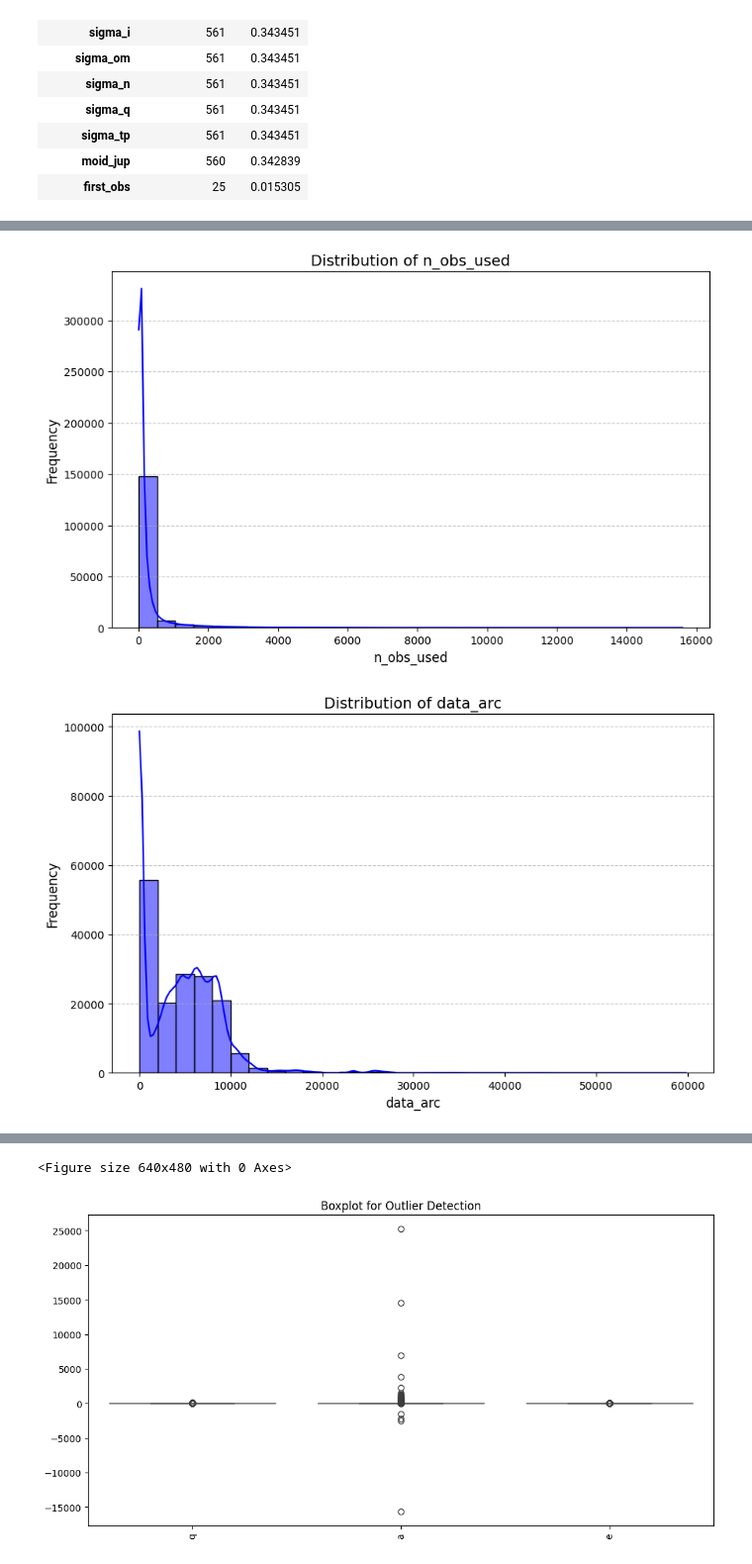
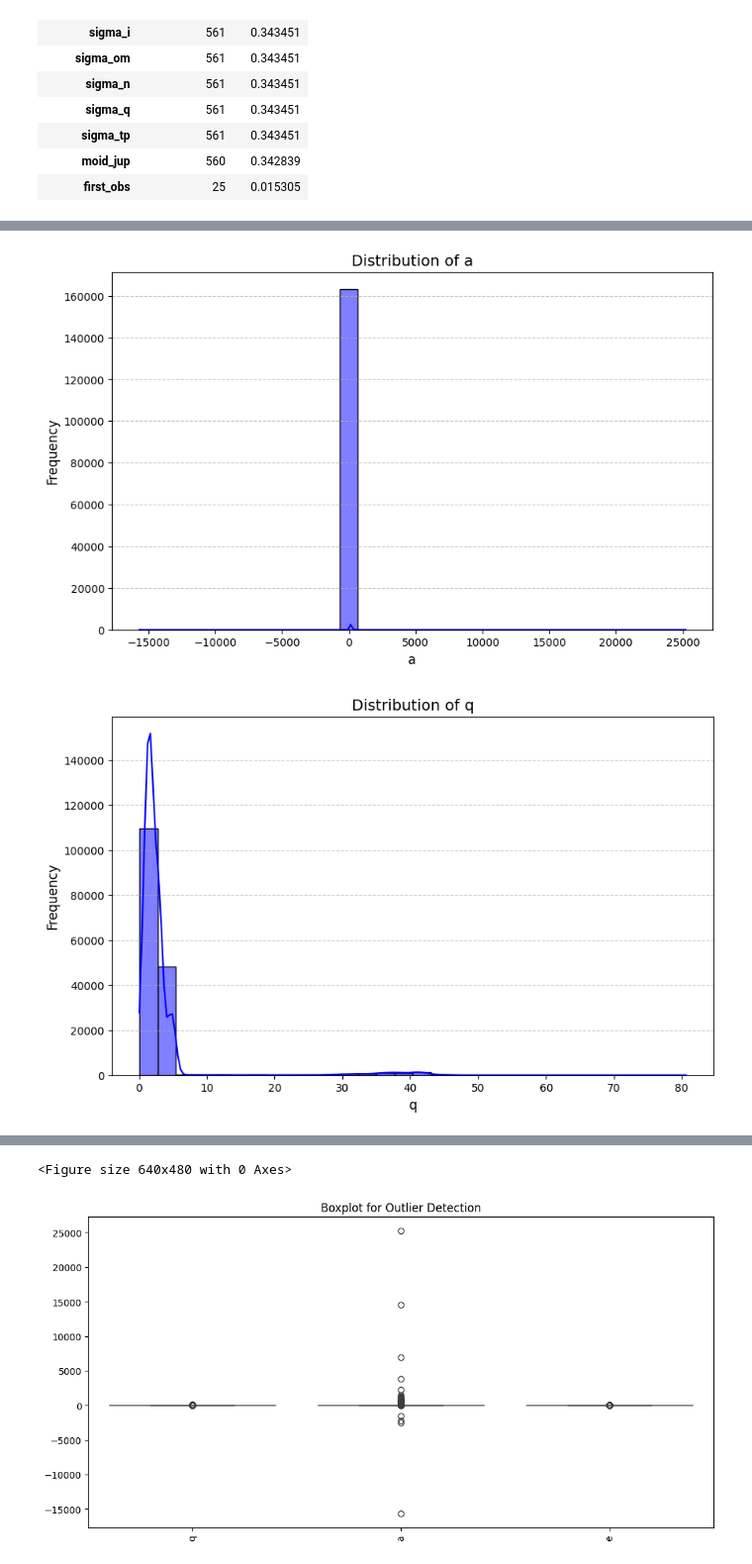
Before and after one commit to MayurSoni2003/Asteroids-Machine-Learning-Analysis, a Jupyter notebook: Astroid.ipynb, the cells around one changed output, grey strips where cells are left out. Shown at 99% size. Saved outputs shown, nothing was run; the diff lists cells and outputs as text; code cells hidden in the pictures.

```diff
--- a/Astroid.ipynb
+++ b/Astroid.ipynb
@@ -268,5 +232,3 @@ Name: count, dtype: int64
-# %%
-df.drop(columns=['equinox'], inplace=True)
 # %%
 print(df.columns.tolist())
 # %% [output]
@@ -288,23 +249,23 @@ summary_stats
 # %%
 import matplotlib.pyplot as plt
 import seaborn as sns
 
-key_features = ["n_obs_used", "data_arc", "H", "e", "i"]
+key_features = ["a", "q", "H", "e", "i", "diameter", "albedo", "moid", "n_obs_used", "data_arc"]
 
 for feature in key_features:
     plt.figure(figsize=(10, 6))
     sns.histplot(df[feature], bins=30, kde=True, color='blue')
     plt.title(f"Distribution of {feature}", fontsize=14)
     plt.xlabel(feature, fontsize=12)
     plt.ylabel("Frequency", fontsize=12)
     plt.grid(axis='y', linestyle='--', alpha=0.7)
     plt.show()
 
 plt.suptitle("Feature Distributions", fontsize=14)
 plt.show()
 # %% [output]
-[figure, old version]
+[figure, new version]
-[figure, old version]
+[figure, new version]
 [figure]
 [figure]
 [figure]
```
Also changed, not shown: parts of 13 cells of this notebook.
